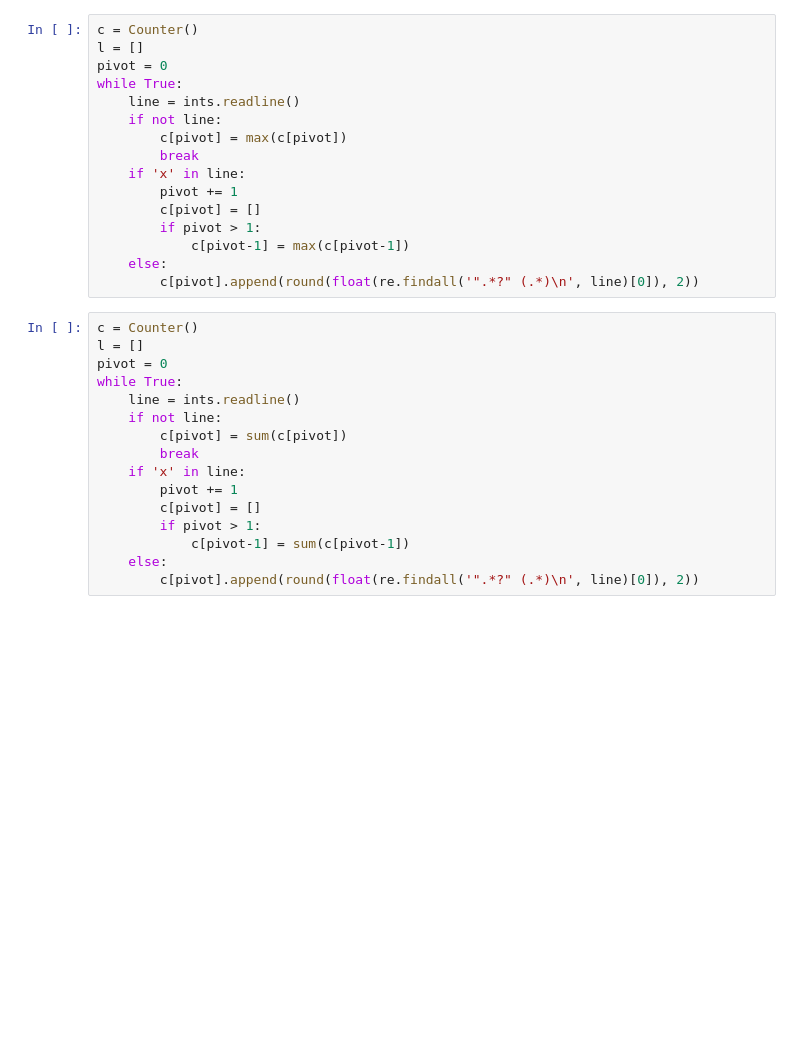
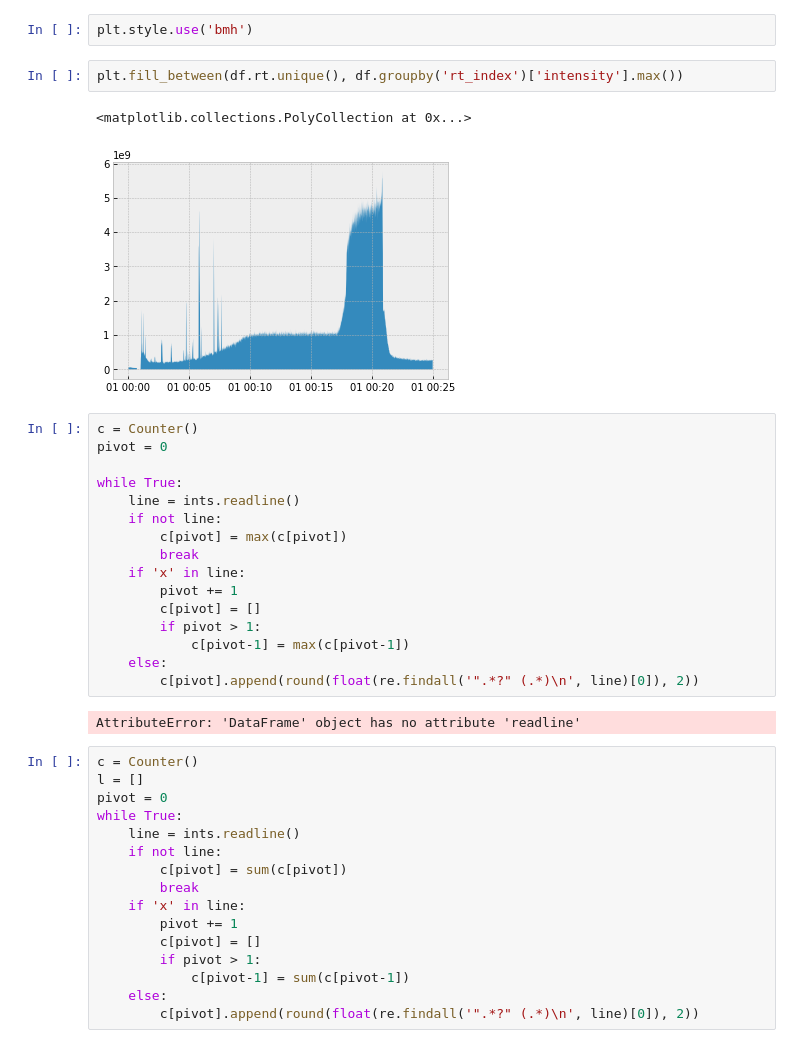
Before and after one commit to protheanzZ/Metabolomic, a Jupyter notebook: raw.ipynb, the cells around one changed output. Cells and saved outputs as stored; diff of their text form; blank space fills up the shorter version.

```diff
--- a/raw.ipynb
+++ b/raw.ipynb
@@ -75,7 +137,14 @@ import re
+# %%
+plt.style.use('bmh')
+# %%
+plt.fill_between(df.rt.unique(), df.groupby('rt_index')['intensity'].max())
+# %% [output]
+<matplotlib.collections.PolyCollection at 0x...>
+[figure, added]
 # %%
 c = Counter()
-l = []
 pivot = 0
+
 while True:
     line = ints.readline()
     if not line:
@@ -88,6 +157,8 @@ while True:
             c[pivot-1] = max(c[pivot-1])
     else:
         c[pivot].append(round(float(re.findall('".*?" (.*)\n', line)[0]), 2))
+# %% [output]
+AttributeError: 'DataFrame' object has no attribute 'readline'
 # %%
 c = Counter()
 l = []
```
Also changed, not shown: parts of 32 cells of this notebook, 9 other files.
